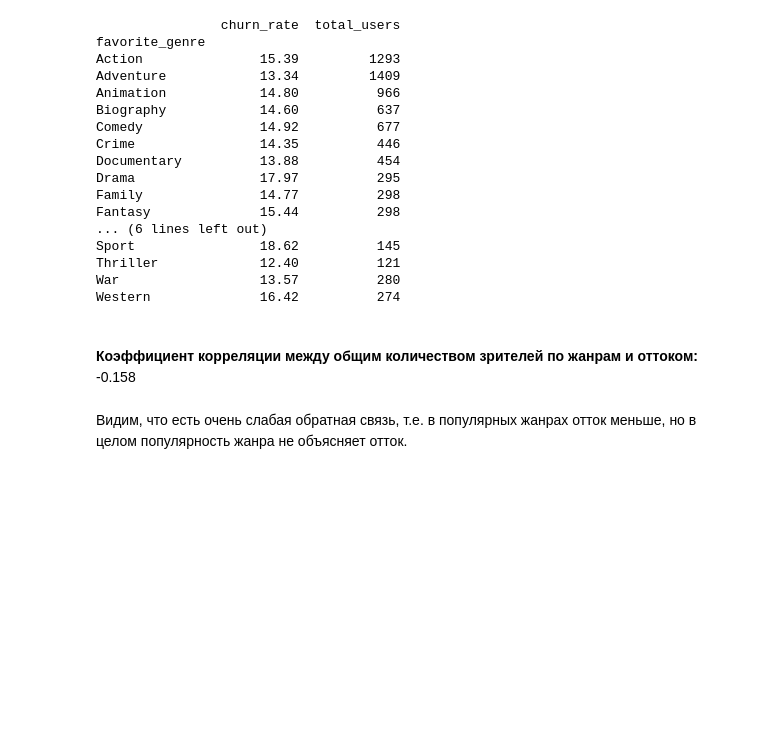
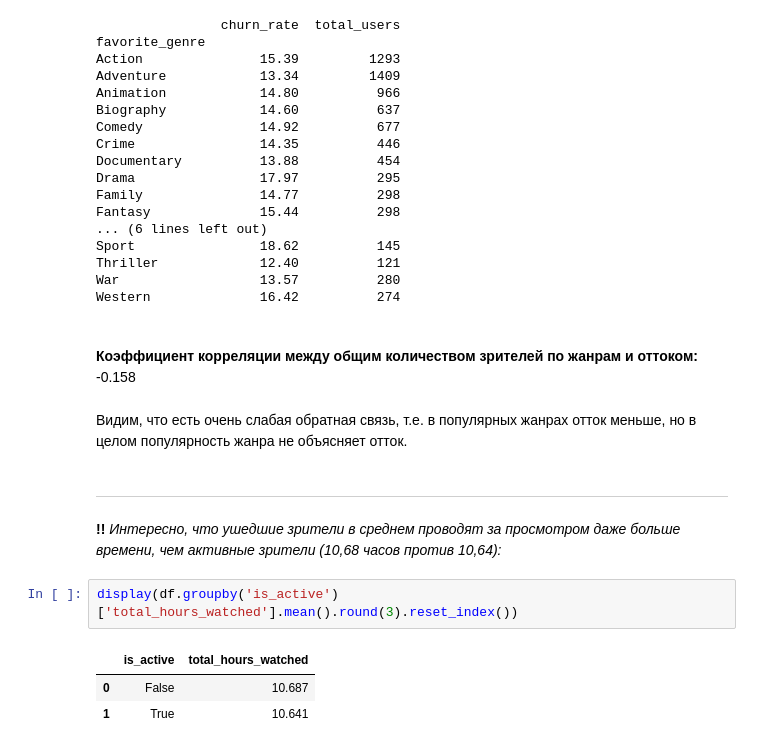
Before and after one commit to rouch314/netflix-users-behavior-analysis, a Jupyter notebook: netflix-analysis.ipynb, the cells around one changed output. Cells and saved outputs as stored; diff of their text form; blank space fills up the shorter version.

Commit message:
Добавлено сравнение среднего времени просмотра

```diff
--- a/netflix-analysis.ipynb
+++ b/netflix-analysis.ipynb
@@ -1091,3 +1091,12 @@ Western              16.42          274
 <br>**Коэффициент корреляции между общим количеством зрителей по жанрам и оттоком:**  -0.158
 # %% [markdown]
 Видим, что есть очень слабая обратная связь, т.е. в популярных жанрах отток меньше, но в целом популярность жанра не объясняет отток.
+# %% [markdown]
+---
+  **!!** _Интересно, что ушедшие зрители в среднем проводят за просмотром даже больше времени, чем активные зрители (10,68 часов против 10,64):_
+# %%
+display(df.groupby('is_active')['total_hours_watched'].mean().round(3).reset_index())
+# %% [output]
+|  | is_active | total_hours_watched |
+| 0 | False | 10.687 |
+| 1 | True | 10.641 |
```
